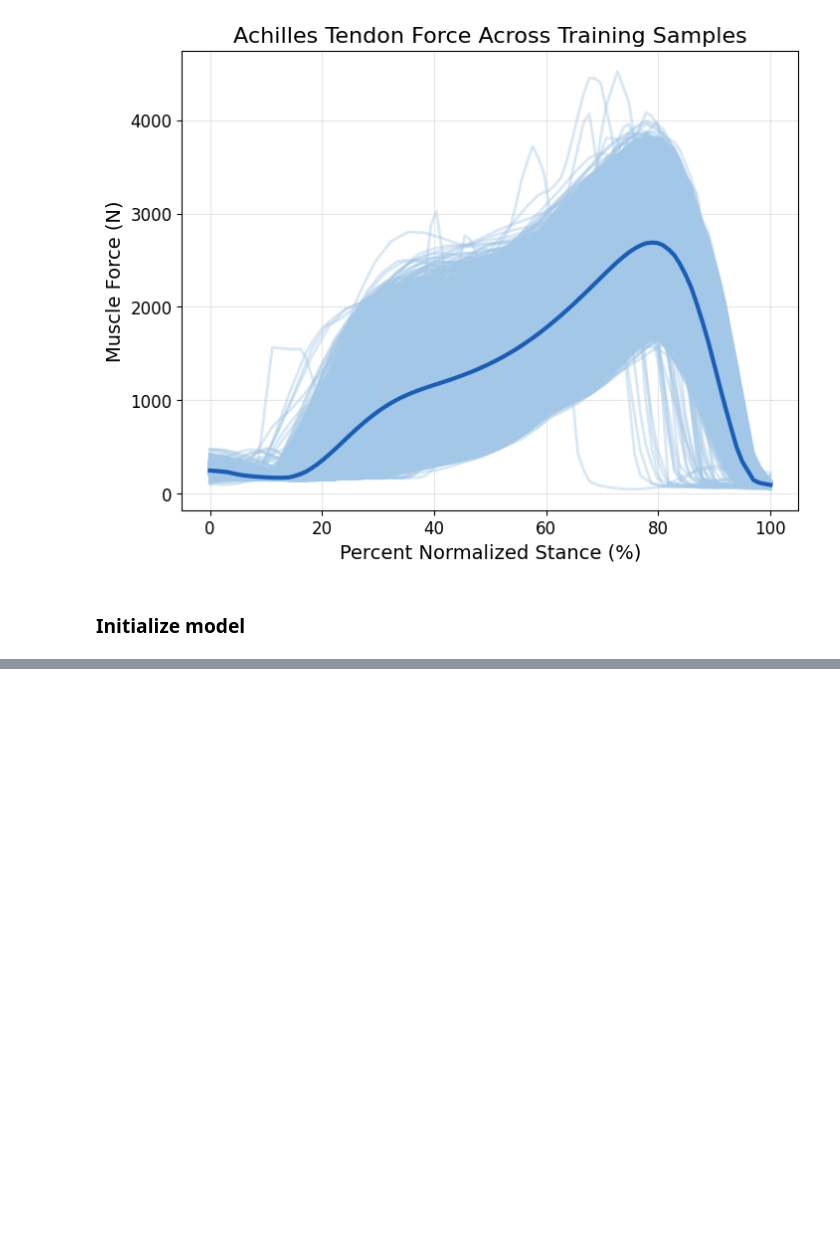
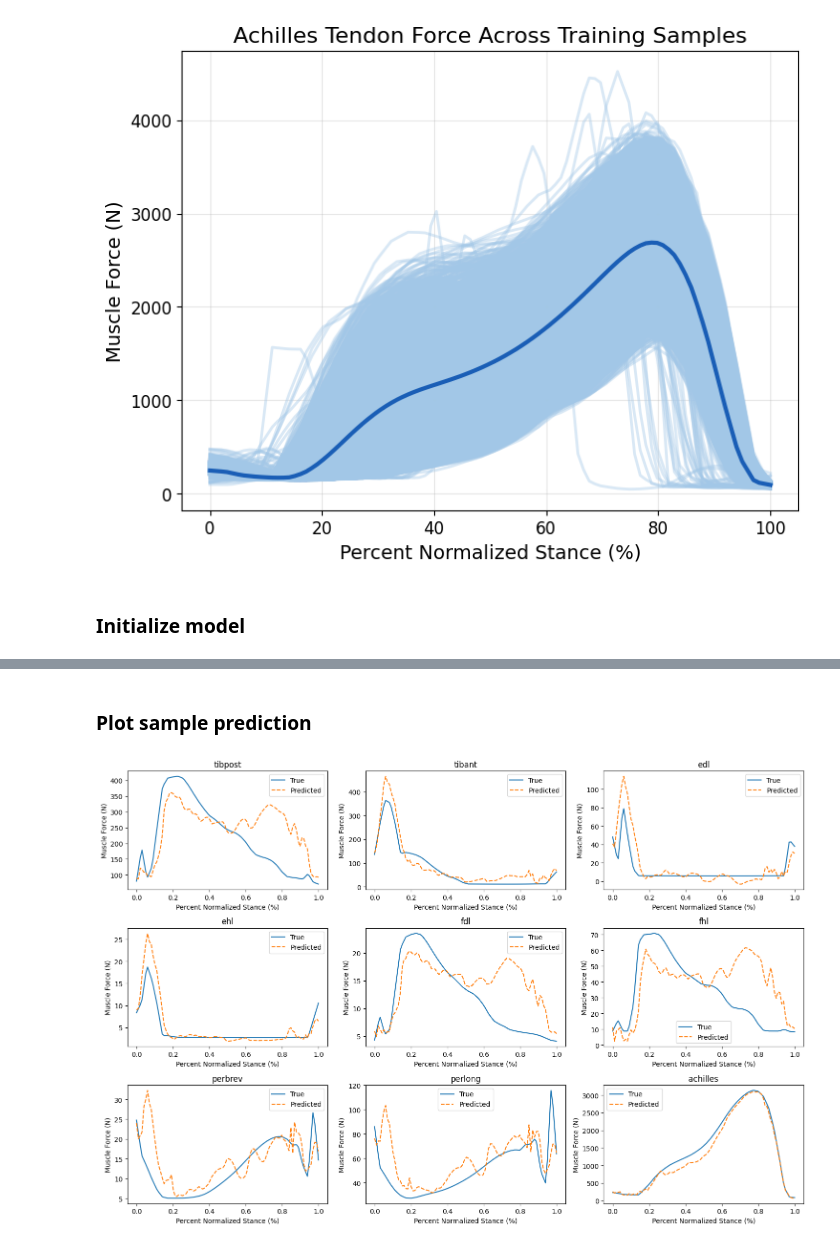
Before and after one commit to anth0nyhle/GRFMuscleModel, a Jupyter notebook: scripts/LSTM.ipynb, the cells around one changed output, grey strips where cells are left out. Drawn from its saved outputs; the diff is of its cells as text; code cells hidden in the pictures; blank space fills up the shorter version.

```diff
--- a/scripts/LSTM.ipynb
+++ b/scripts/LSTM.ipynb
@@ -238,0 +97,2 @@ plt.show()
+# %%
+best_model, train_hist = train_model(model, train_loader, val_loader, num_epochs=num_epochs, learning_rate=learning_rate, patience=10)
@@ -238,0 +119,2 @@ plt.show()
+# %%
+test_loss, test_outputs, y_test_tensor = evaluate_model(best_model, X_test, y_test, device=device)
@@ -238,0 +123,6 @@ plt.show()
+# %% [markdown]
+### Plot sample prediction
+# %%
+plot_preds(test_outputs, y_test_tensor, sample_idx=0)
+# %% [output]
+[figure, added]
```
Also changed, not shown: parts of 14 cells of this notebook, 9 other files.
